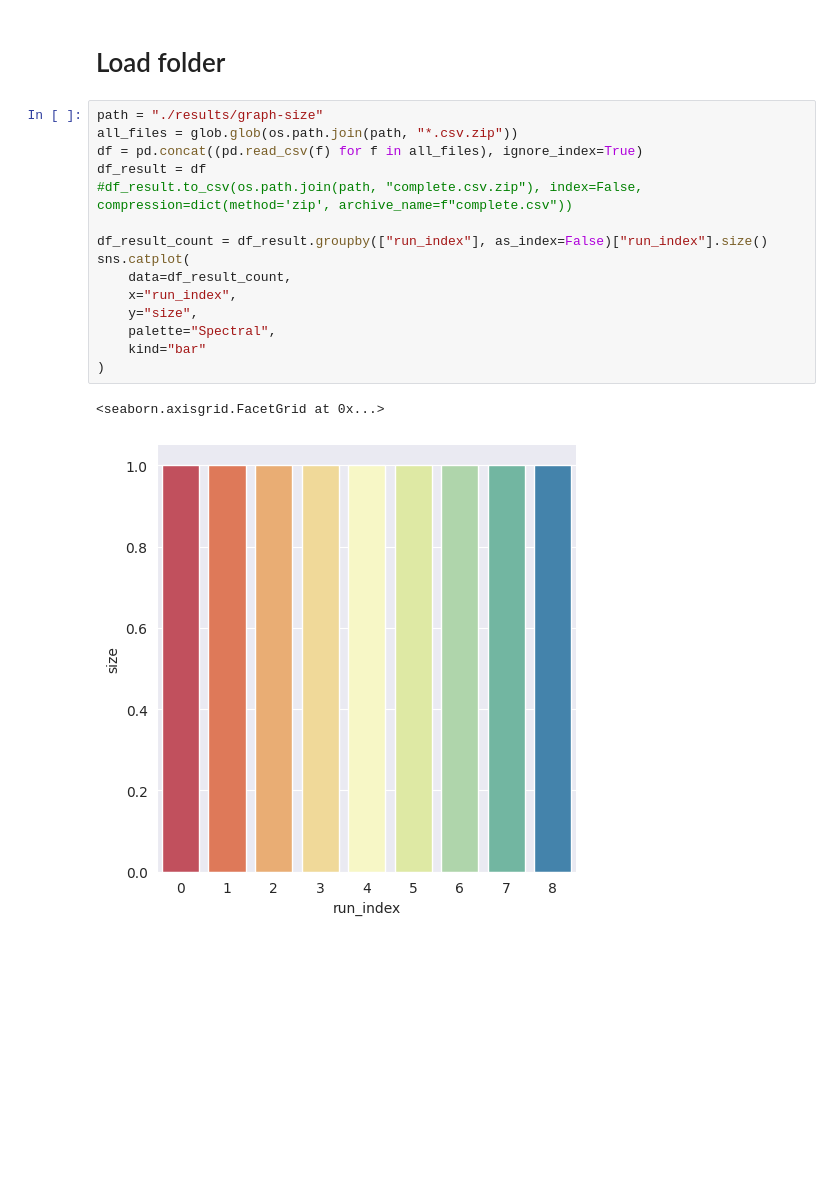
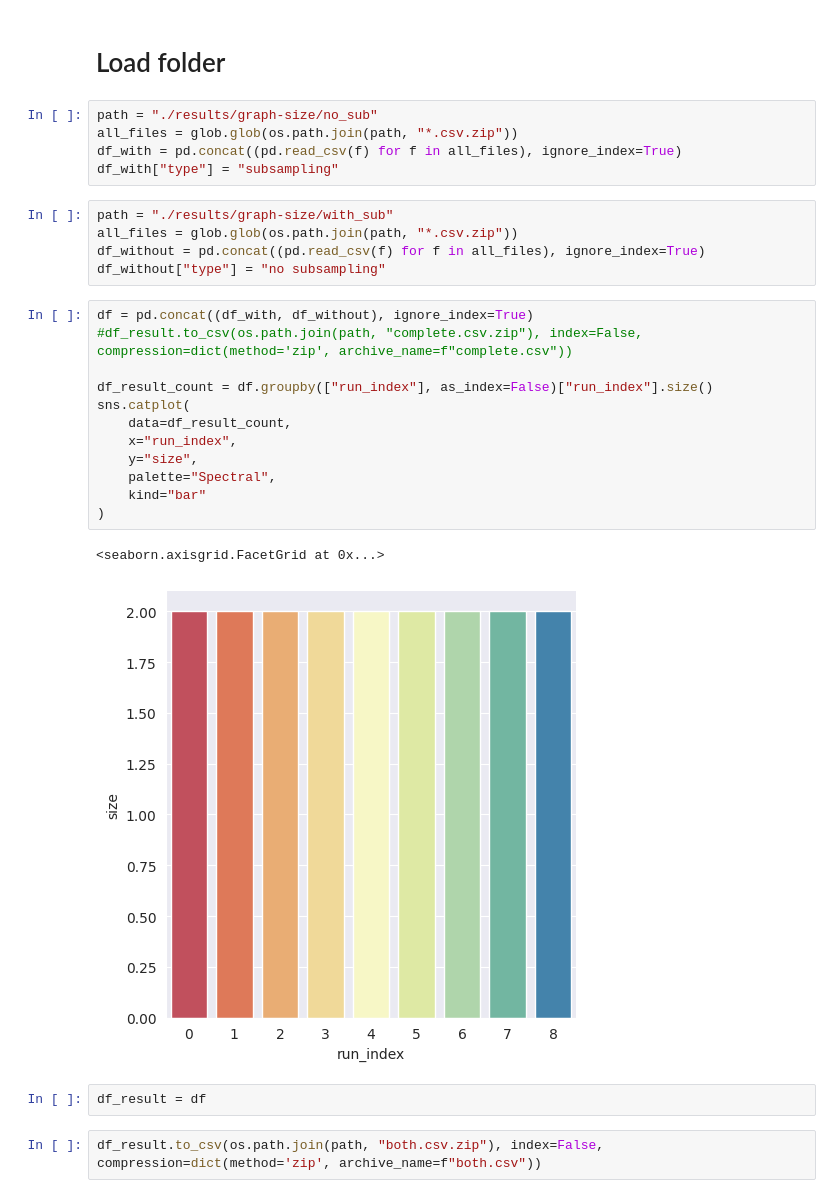
Before and after one commit to HydrofinLoewenherz/embedding-eval-framework, a Jupyter notebook: notebooks/main.ipynb, the cells around one changed output. Saved outputs shown, nothing was run; the diff lists cells and outputs as text; blank space fills up the shorter version.

```diff
--- a/notebooks/main.ipynb
+++ b/notebooks/main.ipynb
@@ -160,20 +193,31 @@ sns.relplot(
 # %% [markdown]
 # Load folder
+# %%
+path = "./results/graph-size/no_sub"
+all_files = glob.glob(os.path.join(path, "*.csv.zip"))
+df_with = pd.concat((pd.read_csv(f) for f in all_files), ignore_index=True)
+df_with["type"] = "subsampling"
+# %%
+path = "./results/graph-size/with_sub"
+all_files = glob.glob(os.path.join(path, "*.csv.zip"))
+df_without = pd.concat((pd.read_csv(f) for f in all_files), ignore_index=True)
+df_without["type"] = "no subsampling"
 # %%
-path = "./results/graph-size"
-all_files = glob.glob(os.path.join(path, "*.csv.zip"))
-df = pd.concat((pd.read_csv(f) for f in all_files), ignore_index=True)
-df_result = df
+df = pd.concat((df_with, df_without), ignore_index=True)
 #df_result.to_csv(os.path.join(path, "complete.csv.zip"), index=False, compression=dict(method='zip', archive_name=f"complete.csv"))
 
-df_result_count = df_result.groupby(["run_index"], as_index=False)["run_index"].size()
+df_result_count = df.groupby(["run_index"], as_index=False)["run_index"].size()
 sns.catplot(
     data=df_result_count,
     x="run_index",
     y="size",
     palette="Spectral",
     kind="bar"
 )
 # %% [output]
 <seaborn.axisgrid.FacetGrid at 0x...>
-[figure, old version]
+[figure, new version]
+# %%
+df_result = df
+# %%
+df_result.to_csv(os.path.join(path, "both.csv.zip"), index=False, compression=dict(method='zip', archive_name=f"both.csv"))
```
Also changed, not shown: parts of 7 cells of this notebook, 11 other files.
